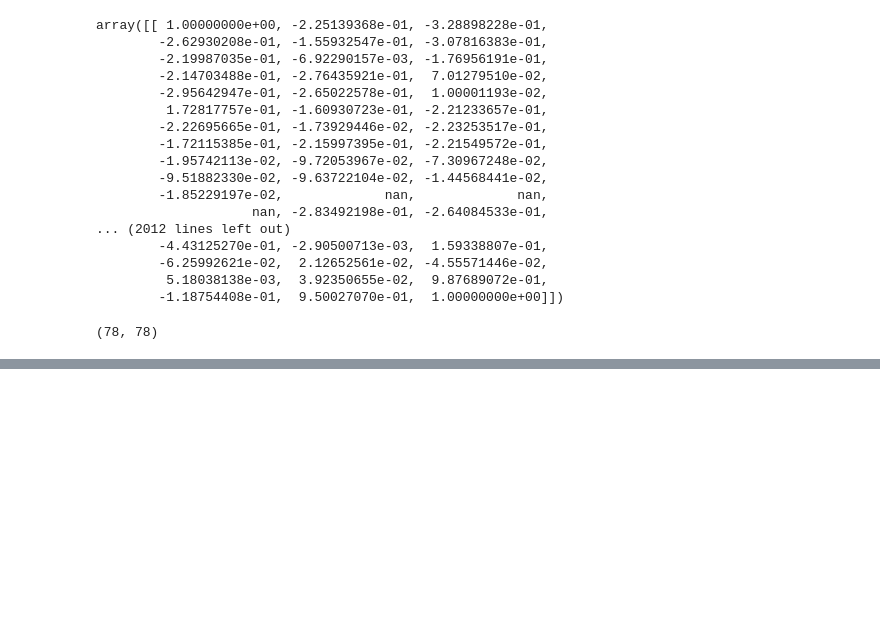
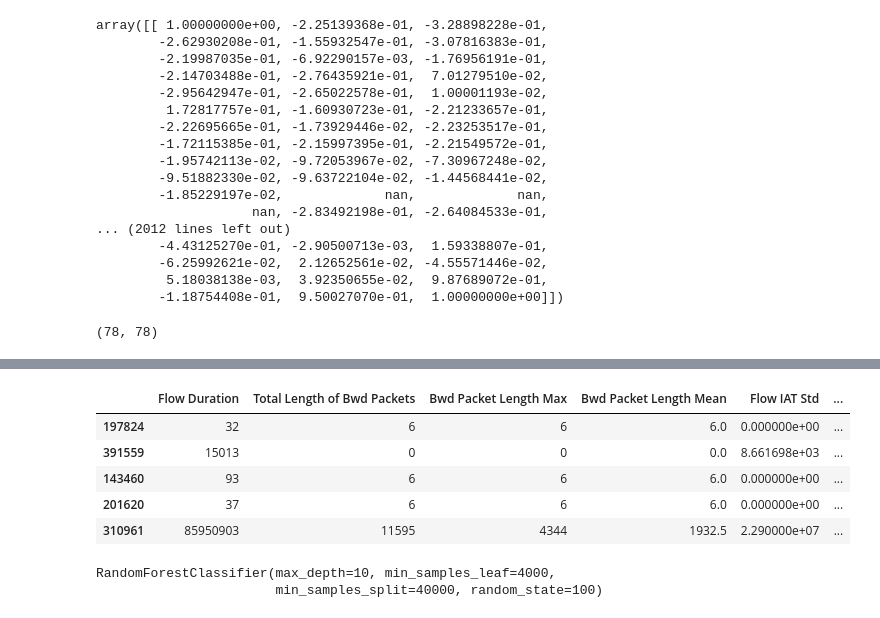
Before and after one commit to MuhammadAli68/NIDS, a Jupyter notebook: NIDS.ipynb, the cells around one changed output, grey strips where cells are left out. Drawn from its saved outputs; the diff is of its cells as text; code cells hidden in the pictures; blank space fills up the shorter version.

```diff
--- a/NIDS.ipynb
+++ b/NIDS.ipynb
@@ -383,0 +419,9 @@ print(corr_mat)
+# %%
+Xtrain.head()
+# %% [output]
+|  | Flow Duration | Total Length of Bwd Packets | Bwd Packet Length Max | Bwd Packet Length Mean | Flow IAT Std | ... |
+| 197824 | 32 | 6 | 6 | 6.0 | 0.000000e+00 | ... |
+| 391559 | 15013 | 0 | 0 | 0.0 | 8.661698e+03 | ... |
+| 143460 | 93 | 6 | 6 | 6.0 | 0.000000e+00 | ... |
+| 201620 | 37 | 6 | 6 | 6.0 | 0.000000e+00 | ... |
+| 310961 | 85950903 | 11595 | 4344 | 1932.5 | 2.290000e+07 | ... |
@@ -383,0 +430,5 @@ print(corr_mat)
+# %%
+rf_tree2.fit(Xtrain,Ytrain)
+# %% [output]
+RandomForestClassifier(max_depth=10, min_samples_leaf=4000,
+                       min_samples_split=40000, random_state=100)
```
Also changed, not shown: parts of 16 cells of this notebook, 1 other file.
